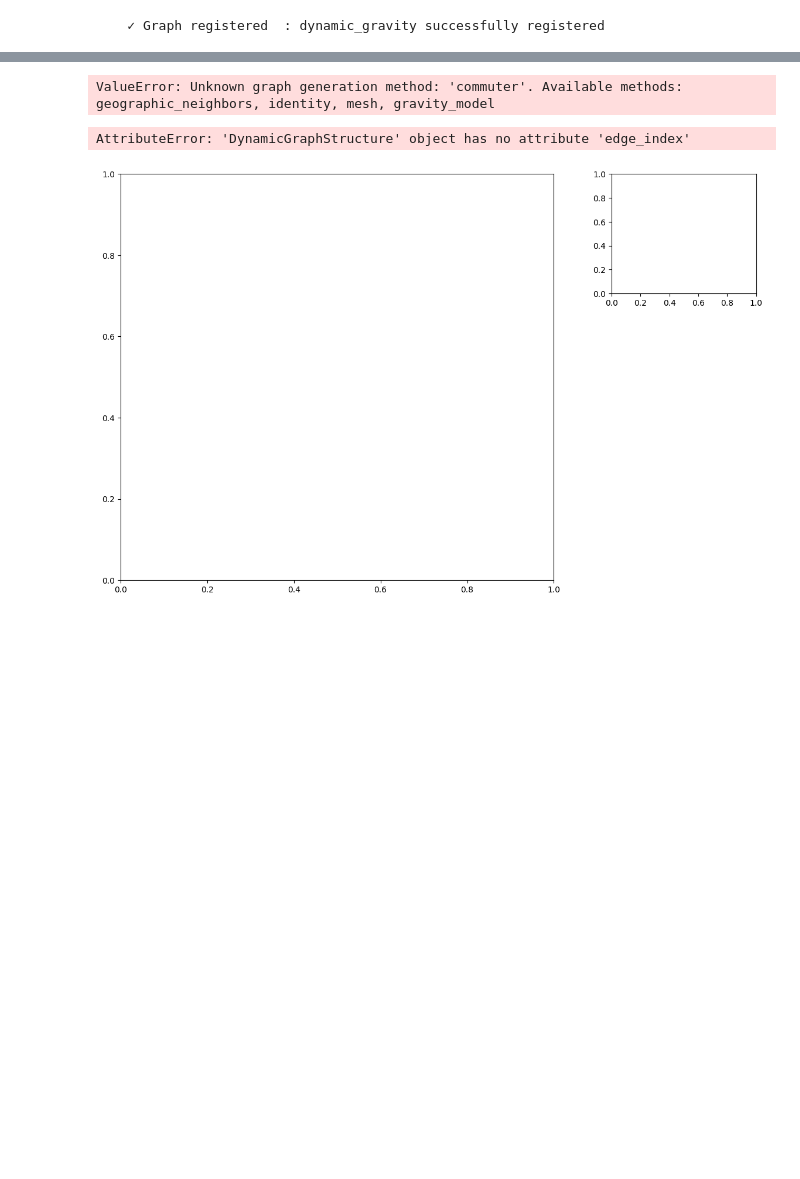
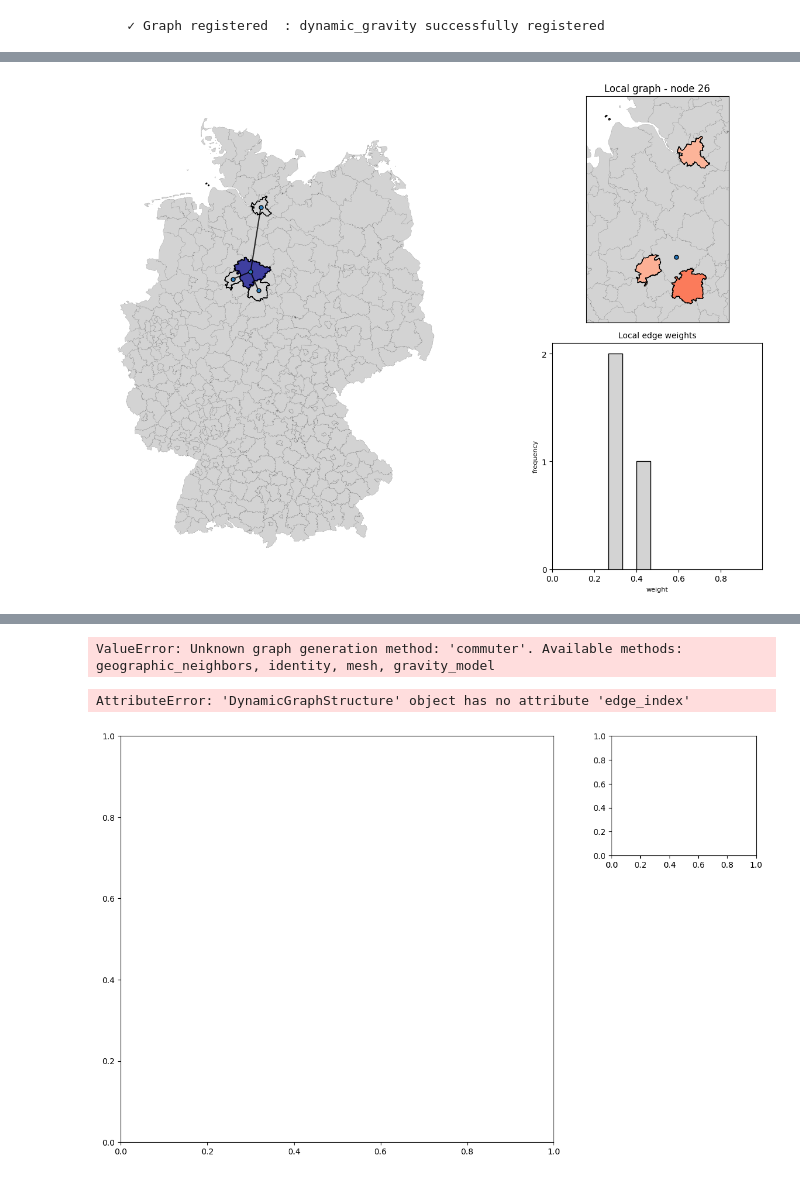
Before and after one commit to stends2001/infectious_disease_gnn, a Jupyter notebook: src/notebooks/new graph construction module.ipynb, the cells around one changed output, grey strips where cells are left out. Saved outputs shown, nothing was run; the diff lists cells and outputs as text; code cells hidden in the pictures; blank space fills up the shorter version.

```diff
--- a/src/notebooks/new graph construction module.ipynb
+++ b/src/notebooks/new graph construction module.ipynb
@@ -69,0 +134,4 @@ static_graphconstruction.generate_graphstructure(method='geographic_neighbors',
+# %%
+static_graphconstruction.preview_graphstructure('gravity3', node_idx=26)
+# %% [output]
+[figure, added]
```
Also changed, not shown: parts of 5 cells of this notebook, 6 other files.
